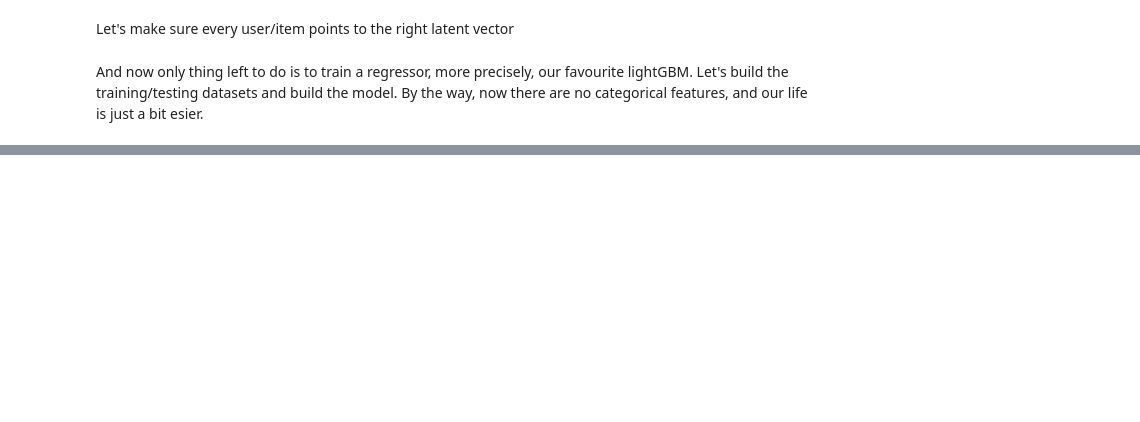
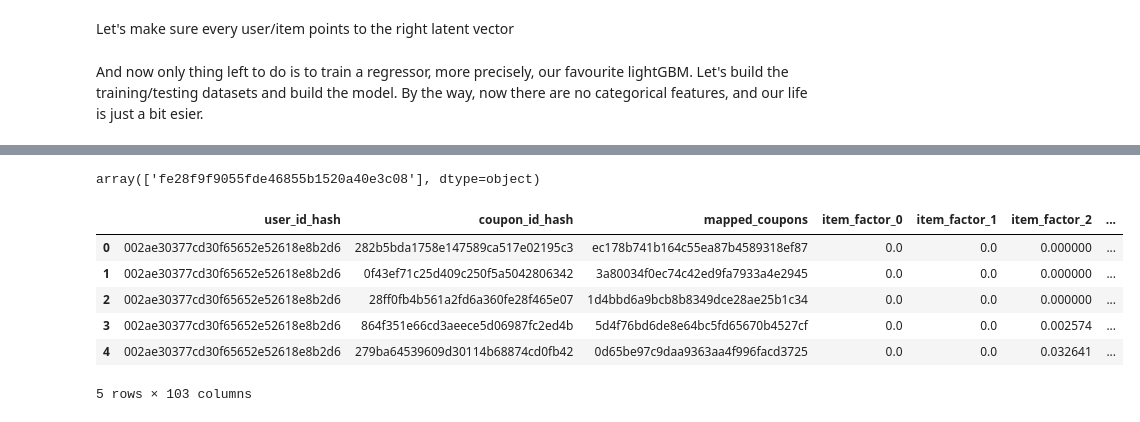
Before and after one commit to jrzaurin/RecoTour, a Jupyter notebook: Ponpare/Chapter11_NMF_Recommendations.ipynb, the cells around one changed output, grey strips where cells are left out. Saved outputs shown, nothing was run; the diff lists cells and outputs as text; code cells hidden in the pictures; blank space fills up the shorter version.

```diff
--- a/Ponpare/Chapter11_NMF_Recommendations.ipynb
+++ b/Ponpare/Chapter11_NMF_Recommendations.ipynb
@@ -78,3 +100,8 @@ For example, the most similar training coupon to the validation coupon `f1540e7a
+# %%
+dist_mtx = pairwise_distances(coupons_valid_feat, coupons_train_feat, metric='cosine')
+valid_to_train_top_n_idx = np.apply_along_axis(np.argsort, 1, dist_mtx)
+valid_to_train_most_similar = dict(zip(coupons_valid_ids,
+    coupons_train_ids[valid_to_train_top_n_idx[:,0]]))
 # %%
 valid_to_train_most_similar['f1540e7a08cce1a8d5a5ebd8233e1db0']
 # %% [output]
@@ -150,0 +191,35 @@ X_train, X_valid, y_train, y_valid = train_test_split(X, y, test_size=0.25, rand
+# %%
+# VALIDATION
+interactions_valid_dict = pickle.load(
+    open("../datasets/Ponpare/data_processed/valid/interactions_valid_dict.p","rb"))
+
+# remember that one user that visited one coupon and that coupon is not in the training set of coupons.
+# and in consequence not in the interactions matrix
+interactions_valid_dict.pop("25e2b645bfcd0980b2a5d0a4833f237a")
+# %% [output]
+array(['fe28f9f9055fde46855b1520a40e3c08'], dtype=object)
+# %%
+left = pd.DataFrame({'user_id_hash':list(interactions_valid_dict.keys())})
+left['key'] = 0
+right = df_coupons_valid_feat[['coupon_id_hash']]
+right['key'] = 0
+df_valid = (pd.merge(left, right, on='key', how='outer')
+    .drop('key', axis=1))
+df_valid['mapped_coupons'] = (df_valid.coupon_id_hash
+    .apply(lambda x: valid_to_train_most_similar[x]))
+df_valid = pd.merge(df_valid, df_item_factors,
+    left_on='mapped_coupons', right_on='coupon_id_hash')
+df_valid = pd.merge(df_valid, df_user_factors,
+    on='user_id_hash')
+df_valid.drop('coupon_id_hash_y', axis=1, inplace=True)
+df_valid.rename(index=str, columns={'coupon_id_hash_x': 'coupon_id_hash'}, inplace=True)
+df_preds = df_valid[['user_id_hash', 'coupon_id_hash']]
+df_valid.head()
+# %% [output]
+|  | user_id_hash | coupon_id_hash | mapped_coupons | item_factor_0 | item_factor_1 | item_factor_2 | ... |
+| 0 | 002ae30377cd30f65652e52618e8b2d6 | 282b5bda1758e147589ca517e02195c3 | ec178b741b164c55ea87b4589318ef87 | 0.0 | 0.0 | 0.000000 | ... |
+| 1 | 002ae30377cd30f65652e52618e8b2d6 | 0f43ef71c25d409c250f5a5042806342 | 3a80034f0ec74c42ed9fa7933a4e2945 | 0.0 | 0.0 | 0.000000 | ... |
+| 2 | 002ae30377cd30f65652e52618e8b2d6 | 28ff0fb4b561a2fd6a360fe28f465e07 | 1d4bbd6a9bcb8b8349dce28ae25b1c34 | 0.0 | 0.0 | 0.000000 | ... |
+| 3 | 002ae30377cd30f65652e52618e8b2d6 | 864f351e66cd3aeece5d06987fc2ed4b | 5d4f76bd6de8e64bc5fd65670b4527cf | 0.0 | 0.0 | 0.002574 | ... |
+| 4 | 002ae30377cd30f65652e52618e8b2d6 | 279ba64539609d30114b68874cd0fb42 | 0d65be97c9daa9363aa4f996facd3725 | 0.0 | 0.0 | 0.032641 | ... |
+5 rows × 103 columns
```
Also changed, not shown: parts of 46 cells of this notebook, 1 other file.
